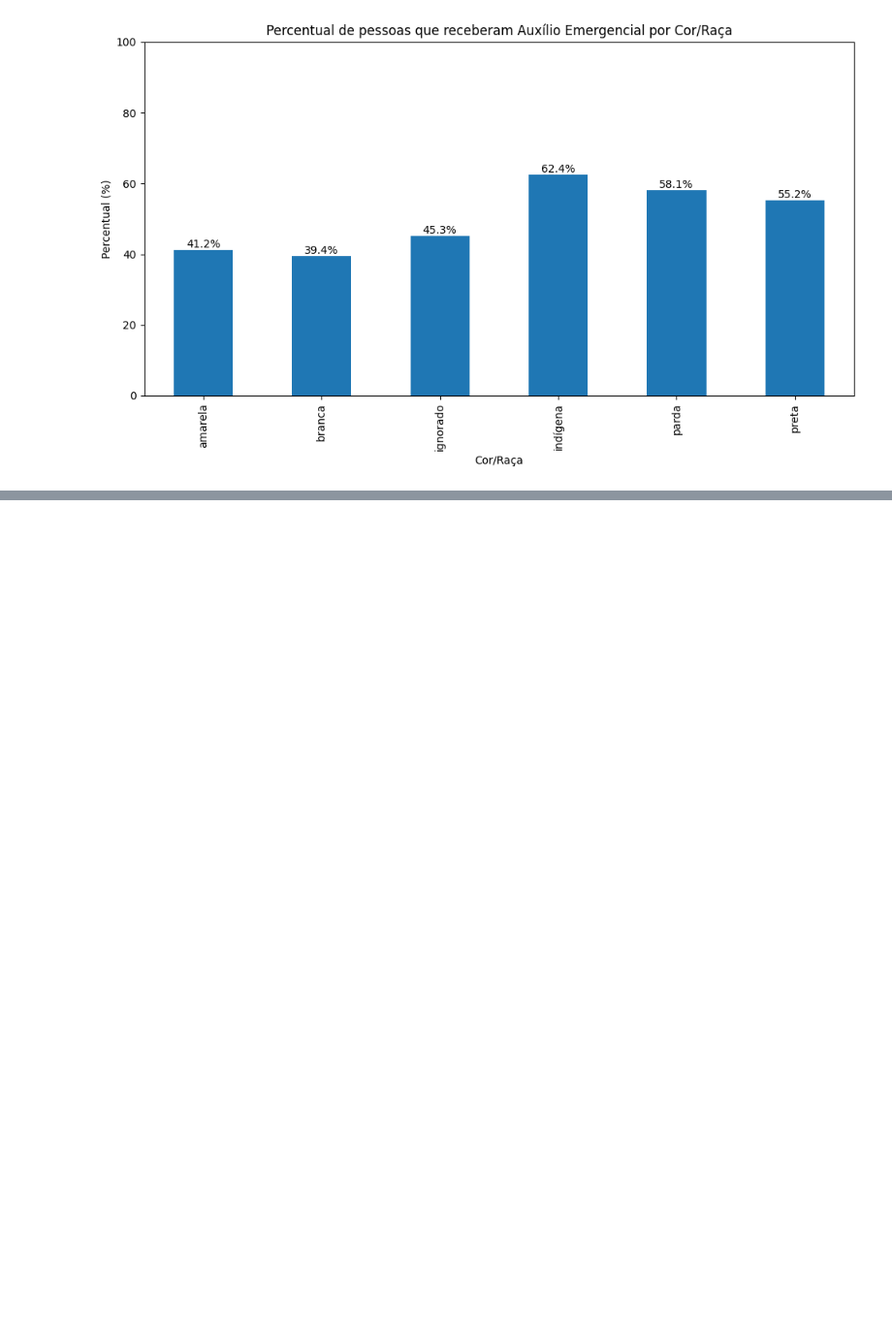
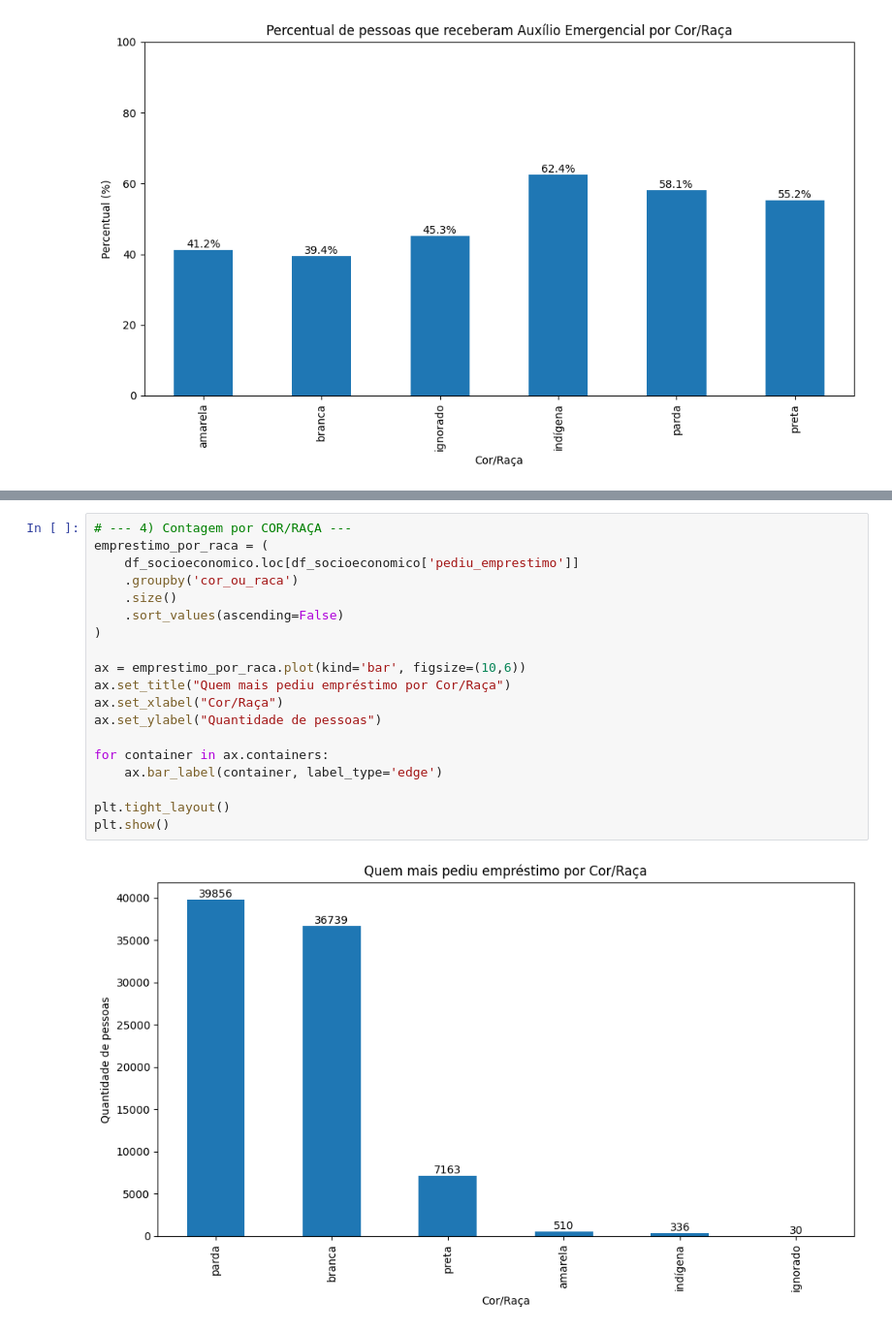
Before and after one commit to jaqueantunes/covid_pos, a Jupyter notebook: pos_T3.ipynb, the cells around one changed output, grey strips where cells are left out. Shown at 97% size. Saved outputs shown, nothing was run; the diff lists cells and outputs as text; blank space fills up the shorter version.

```diff
--- a/pos_T3.ipynb
+++ b/pos_T3.ipynb
@@ -1492,0 +1531,21 @@ plt.show()
+# %%
+# --- 4) Contagem por COR/RAÇA ---
+emprestimo_por_raca = (
+    df_socioeconomico.loc[df_socioeconomico['pediu_emprestimo']]
+    .groupby('cor_ou_raca')
+    .size()
+    .sort_values(ascending=False)
+)
+
+ax = emprestimo_por_raca.plot(kind='bar', figsize=(10,6))
+ax.set_title("Quem mais pediu empréstimo por Cor/Raça")
+ax.set_xlabel("Cor/Raça")
+ax.set_ylabel("Quantidade de pessoas")
+
+for container in ax.containers:
+    ax.bar_label(container, label_type='edge')
+
+plt.tight_layout()
+plt.show()
+# %% [output]
+[figure, added]
```
Also changed, not shown: parts of 5 cells of this notebook.
